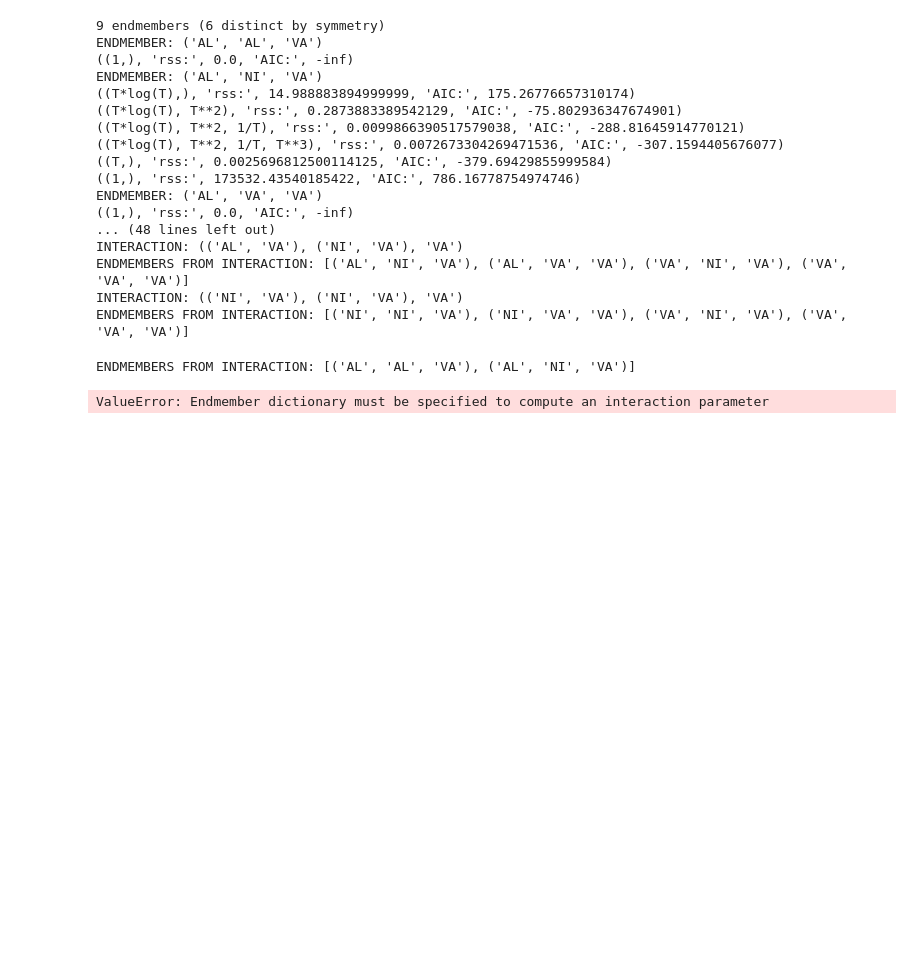
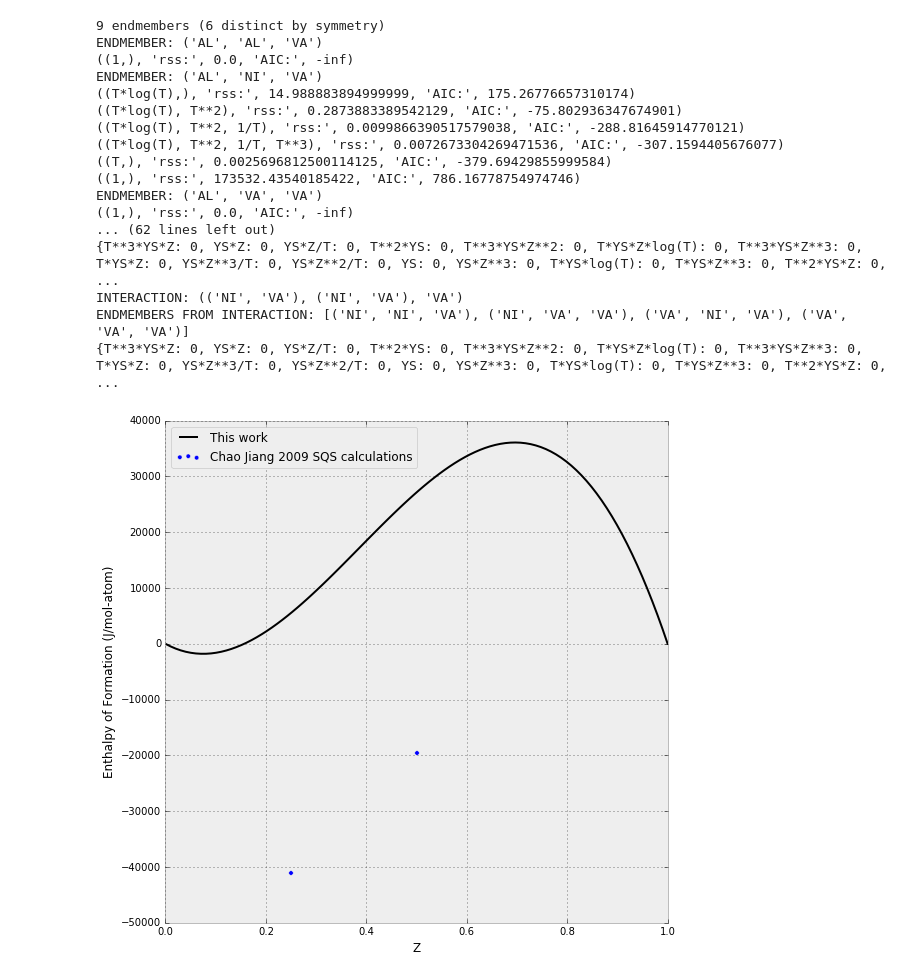
Before and after one commit to PhasesResearchLab/ESPEI, a Jupyter notebook: Parameters.ipynb, the cells around one changed output. Cells and saved outputs as stored; diff of their text form; code cells hidden in the pictures; blank space fills up the shorter version.

Commit message:
Progress on binary interaction parameter fitting

```diff
--- a/Parameters.ipynb
+++ b/Parameters.ipynb
@@ -21,6 +15,7 @@ configuration = ["AL", ["AL", "NI"], "VA"]
 datasets = paramselect.load_datasets(sorted(recursive_glob('Al-Ni', '*.json')))
 # %%
 from paramselect import generate_parameter_file
+return_dict = \
 generate_parameter_file('BCC_B2', 'B2', [['AL', 'NI', 'VA'], ['AL', 'NI', 'VA'], ['VA']], [0.5, 0.5, 1], datasets)
 # %% [output]
 9 endmembers (6 distinct by symmetry)
@@ -35,17 +30,14 @@ ENDMEMBER: ('AL', 'NI', 'VA')
 ((1,), 'rss:', 173532.43540185422, 'AIC:', 786.16778754974746)
 ENDMEMBER: ('AL', 'VA', 'VA')
 ((1,), 'rss:', 0.0, 'AIC:', -inf)
-... (48 lines left out)
-INTERACTION: (('AL', 'VA'), ('NI', 'VA'), 'VA')
-ENDMEMBERS FROM INTERACTION: [('AL', 'NI', 'VA'), ('AL', 'VA', 'VA'), ('VA', 'NI', 'VA'), ('VA', 'VA', 'VA')]
+... (62 lines left out)
+{T**3*YS*Z: 0, YS*Z: 0, YS*Z/T: 0, T**2*YS: 0, T**3*YS*Z**2: 0, T*YS*Z*log(T): 0, T**3*YS*Z**3: 0, T*YS*Z: 0, YS*Z**3/T: 0, YS*Z**2/T: 0, YS: 0, YS*Z**3: 0, T*YS*log(T): 0, T*YS*Z**3: 0, T**2*YS*Z: 0, ...
 INTERACTION: (('NI', 'VA'), ('NI', 'VA'), 'VA')
 ENDMEMBERS FROM INTERACTION: [('NI', 'NI', 'VA'), ('NI', 'VA', 'VA'), ('VA', 'NI', 'VA'), ('VA', 'VA', 'VA')]
+{T**3*YS*Z: 0, YS*Z: 0, YS*Z/T: 0, T**2*YS: 0, T**3*YS*Z**2: 0, T*YS*Z*log(T): 0, T**3*YS*Z**3: 0, T*YS*Z: 0, YS*Z**3/T: 0, YS*Z**2/T: 0, YS: 0, YS*Z**3: 0, T*YS*log(T): 0, T*YS*Z**3: 0, T**2*YS*Z: 0, ...
-# %%
-parameters = paramselect.fit_formation_energy(comps, phase, configuration, datasets)
-print(parameters)
-# %% [output]
-ENDMEMBERS FROM INTERACTION: [('AL', 'AL', 'VA'), ('AL', 'NI', 'VA')]
-ValueError: Endmember dictionary must be specified to compute an interaction parameter
 # %%
 #datasets = paramselect.load_datasets(sorted(recursive_glob('Al-Ni', '*.json')))
-paramselect.plot_parameters(comps, phase, configuration, ratios, datasets, parameters, plots=[('Z', 'HM_FORM')])
+paramselect.plot_parameters(["AL", "NI", "VA"], "BCC_B2", ["AL", ["AL", "NI"], "VA"],
+                            [0.5, 0.5, 1], datasets, return_dict[("AL", ("AL", "NI"), "VA")], plots=[('Z', 'HM_FORM')])
+# %% [output]
+[figure, added]
```
Also changed, not shown: parts of 1 cell of this notebook, 1 other file.
